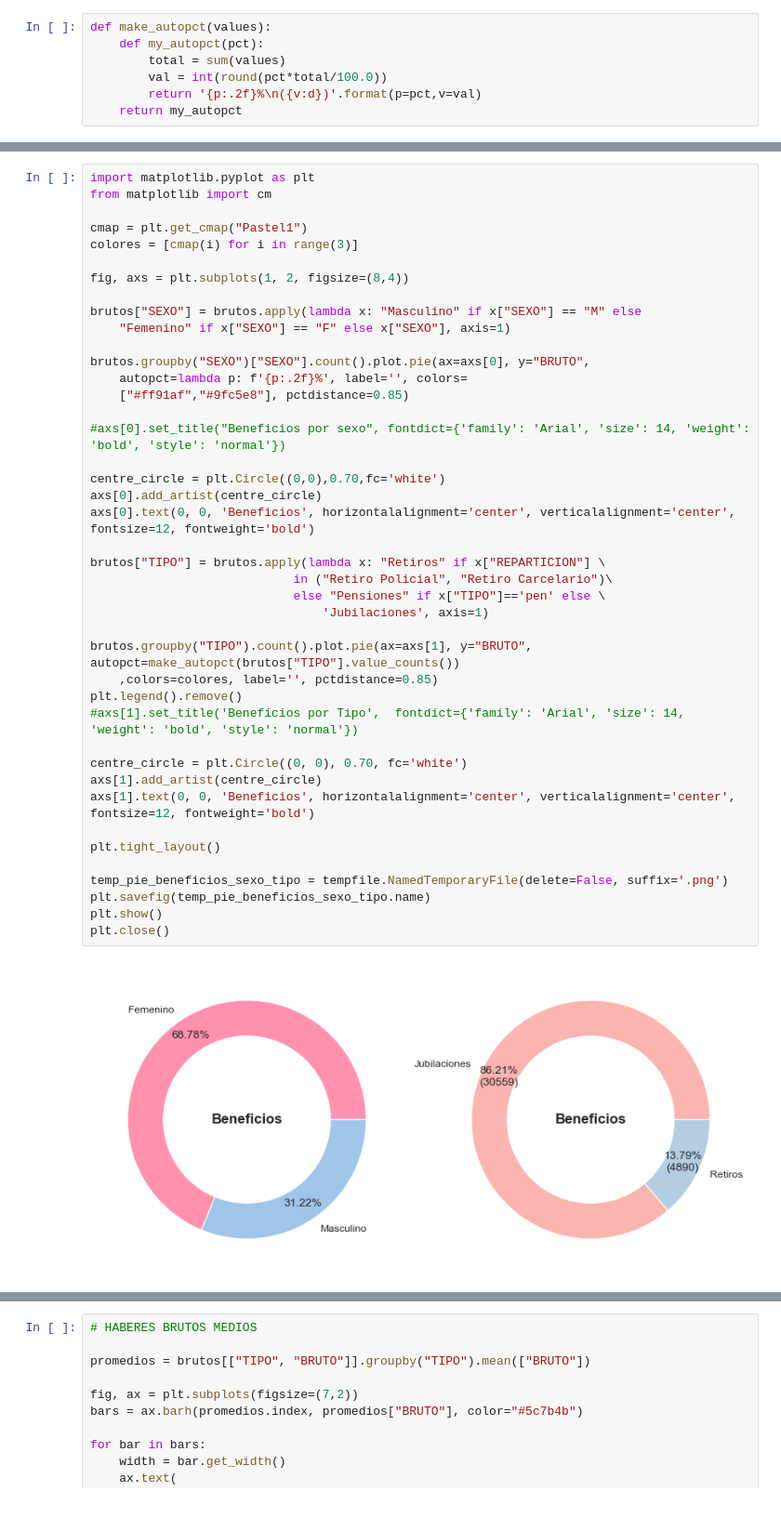
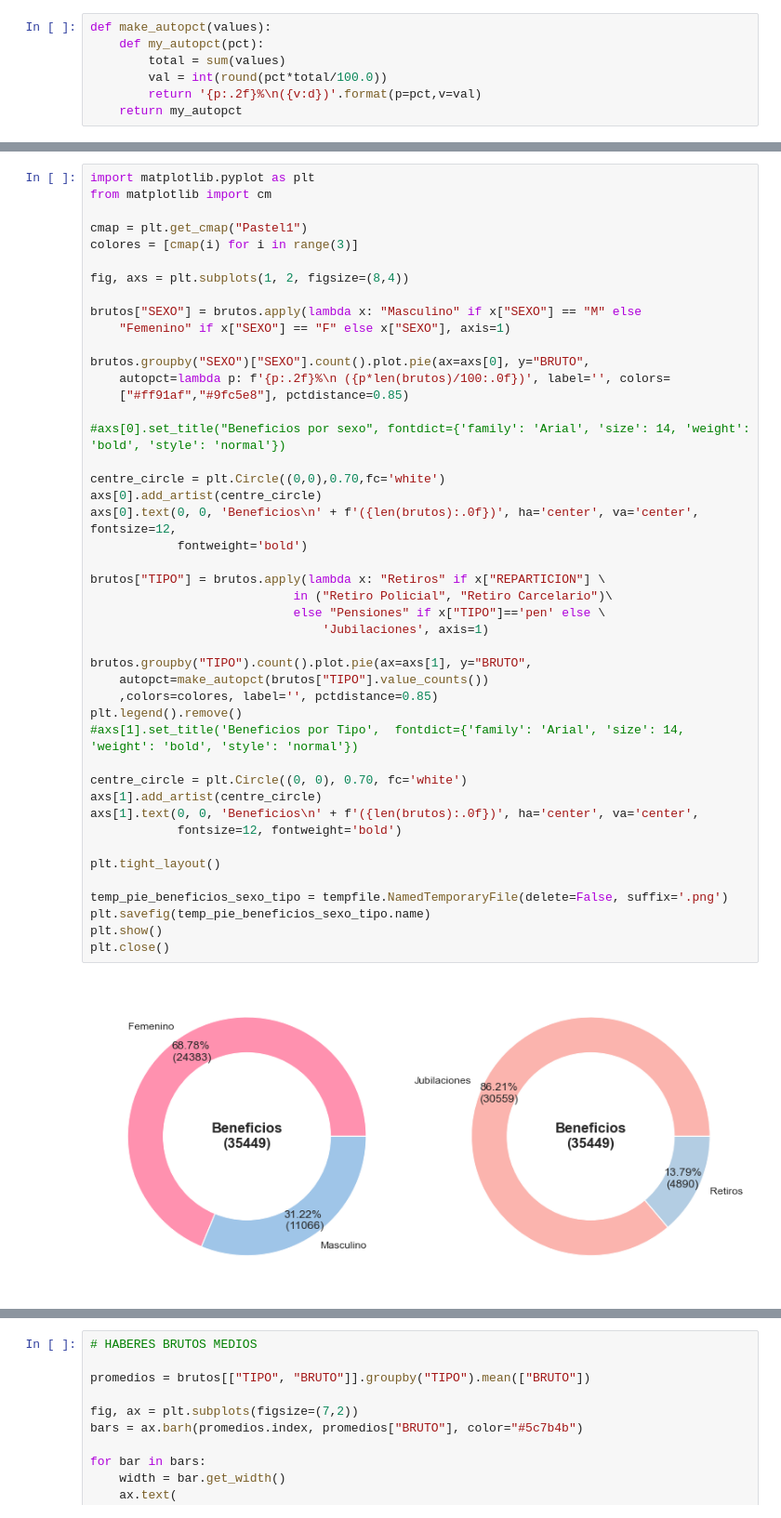
Before and after one commit to chrisgalvez/ReportesLiquidaciones, a Jupyter notebook: estadisticas-liquidaciones.ipynb, the cells around one changed output, grey strips where cells are left out. Shown at 93% size. Drawn from its saved outputs; the diff is of its cells as text.

```diff
--- a/estadisticas-liquidaciones.ipynb
+++ b/estadisticas-liquidaciones.ipynb
@@ -146,38 +146,41 @@ fig, axs = plt.subplots(1, 2, figsize=(8,4))
 brutos["SEXO"] = brutos.apply(lambda x: "Masculino" if x["SEXO"] == "M" else
     "Femenino" if x["SEXO"] == "F" else x["SEXO"], axis=1)
 
 brutos.groupby("SEXO")["SEXO"].count().plot.pie(ax=axs[0], y="BRUTO",
-    autopct=lambda p: f'{p:.2f}%', label='', colors=
+    autopct=lambda p: f'{p:.2f}%\n ({p*len(brutos)/100:.0f})', label='', colors=
     ["#ff91af","#9fc5e8"], pctdistance=0.85)
 
 #axs[0].set_title("Beneficios por sexo", fontdict={'family': 'Arial', 'size': 14, 'weight': 'bold', 'style': 'normal'})
 
 centre_circle = plt.Circle((0,0),0.70,fc='white')
 axs[0].add_artist(centre_circle)
-axs[0].text(0, 0, 'Beneficios', horizontalalignment='center', verticalalignment='center', fontsize=12, fontweight='bold')
+axs[0].text(0, 0, 'Beneficios\n' + f'({len(brutos):.0f})', ha='center', va='center', fontsize=12,
+            fontweight='bold')
 
 brutos["TIPO"] = brutos.apply(lambda x: "Retiros" if x["REPARTICION"] \
                             in ("Retiro Policial", "Retiro Carcelario")\
                             else "Pensiones" if x["TIPO"]=='pen' else \
                                 'Jubilaciones', axis=1)
 
-brutos.groupby("TIPO").count().plot.pie(ax=axs[1], y="BRUTO", autopct=make_autopct(brutos["TIPO"].value_counts())
+brutos.groupby("TIPO").count().plot.pie(ax=axs[1], y="BRUTO",
+    autopct=make_autopct(brutos["TIPO"].value_counts())
     ,colors=colores, label='', pctdistance=0.85)
 plt.legend().remove()
 #axs[1].set_title('Beneficios por Tipo',  fontdict={'family': 'Arial', 'size': 14, 'weight': 'bold', 'style': 'normal'})
 
 centre_circle = plt.Circle((0, 0), 0.70, fc='white')
 axs[1].add_artist(centre_circle)
-axs[1].text(0, 0, 'Beneficios', horizontalalignment='center', verticalalignment='center', fontsize=12, fontweight='bold')
+axs[1].text(0, 0, 'Beneficios\n' + f'({len(brutos):.0f})', ha='center', va='center',
+            fontsize=12, fontweight='bold')
 
 plt.tight_layout()
 
 temp_pie_beneficios_sexo_tipo = tempfile.NamedTemporaryFile(delete=False, suffix='.png')
 plt.savefig(temp_pie_beneficios_sexo_tipo.name)
 plt.show()
 plt.close()
 # %% [output]
-[figure, old version]
+[figure, new version]
 # %%
 from matplotlib import cm
 
```
Also changed, not shown: parts of 3 cells of this notebook.
